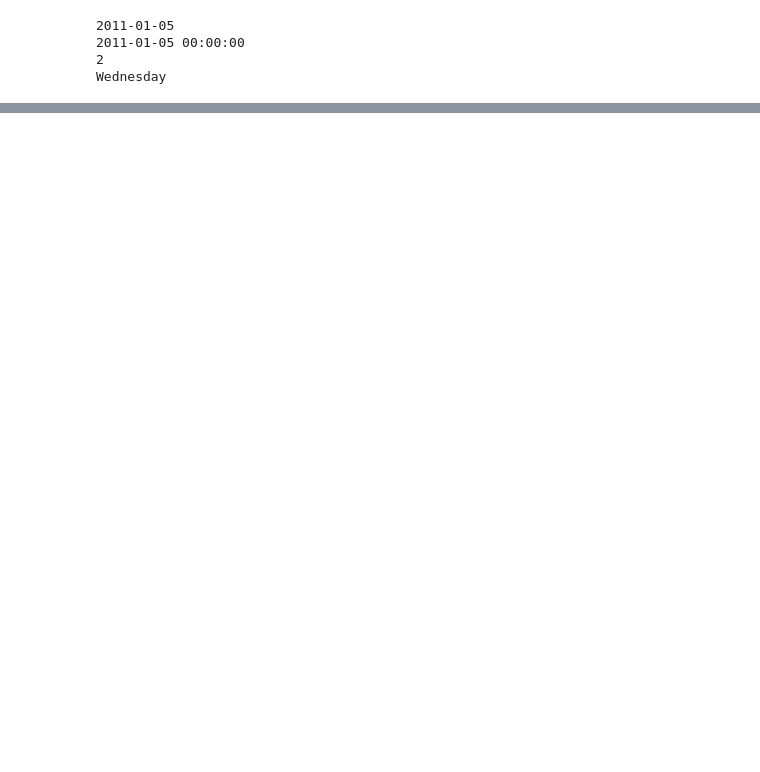
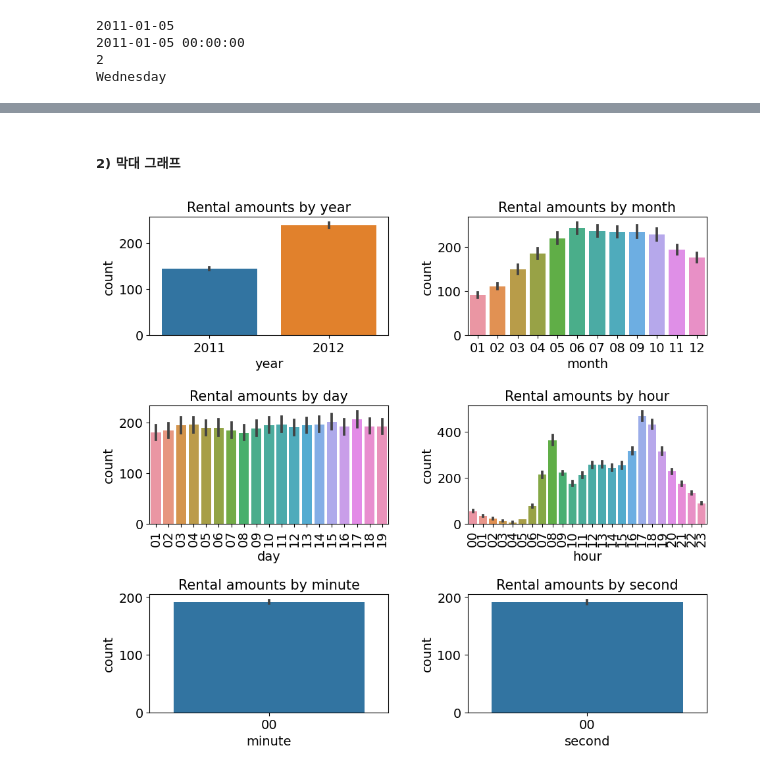
Before and after one commit to hbhb0311/DataAnalysis, a Jupyter notebook: bike_sharing_demand.ipynb, the cells around one changed output, grey strips where cells are left out. Cells and saved outputs as stored; diff of their text form; code cells hidden in the pictures; blank space fills up the shorter version.

```diff
--- a/bike_sharing_demand.ipynb
+++ b/bike_sharing_demand.ipynb
@@ -212,0 +238,33 @@ train.head()
+# %% [markdown]
+##### 2) 막대 그래프
+# %%
+# mxn figure 준비
+mpl.rc('font', size = 14)
+mpl.rc('axes', titlesize = 15)
+
+figure, axes = plt.subplots(nrows = 3, ncols = 2) # 3x2 figure 생성
+plt.tight_layout() # 그래프 사이 여백 확보
+figure.set_size_inches(10, 9) # 전체 figure 크기 10x9인치로 설정
+
+
+# 각 축에 서브플롯 할당
+sns.barplot(x = 'year', y = 'count', data = train, ax = axes[0, 0])
+sns.barplot(x = 'month', y = 'count', data = train, ax = axes[0, 1])
+sns.barplot(x = 'day', y = 'count', data = train, ax = axes[1, 0])
+sns.barplot(x = 'hour', y = 'count', data = train, ax = axes[1, 1])
+sns.barplot(x = 'minute', y = 'count', data = train, ax = axes[2, 0])
+sns.barplot(x = 'second', y = 'count', data = train, ax = axes[2, 1])
+
+# 세부설정
+axes[0, 0].set(title = 'Rental amounts by year')
+axes[0, 1].set(title = 'Rental amounts by month')
+axes[1, 0].set(title = 'Rental amounts by day')
+axes[1, 1].set(title = 'Rental amounts by hour')
+axes[2, 0].set(title = 'Rental amounts by minute')
+axes[2, 1].set(title = 'Rental amounts by second')
+
+# x축 라벨들을 90도 회전
+axes[1, 0].tick_params(axis = 'x', labelrotation = 90)
+axes[1, 1].tick_params(axis = 'x', labelrotation = 90)
+# %% [output]
+[figure, added]
```
Also changed, not shown: parts of 17 cells of this notebook.
